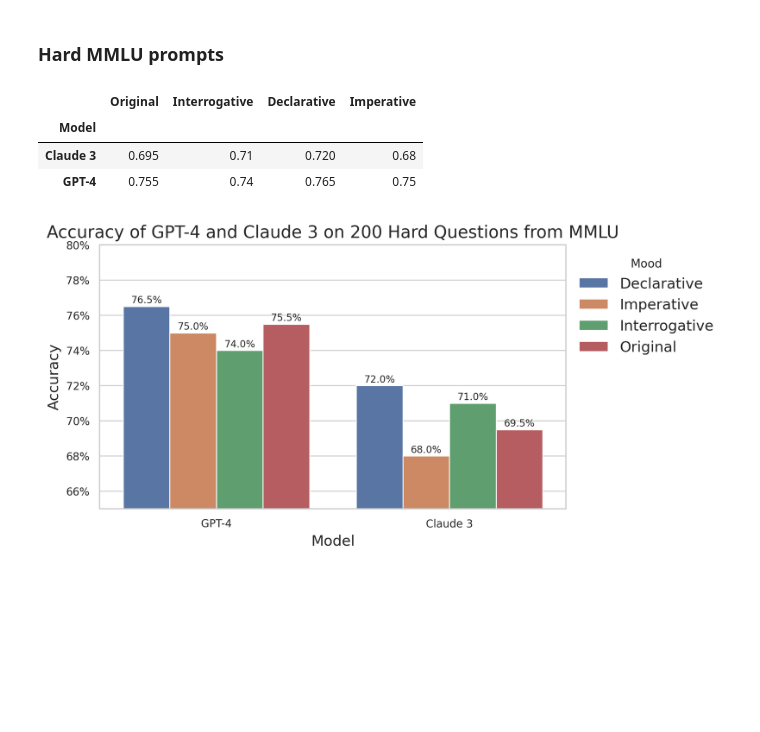
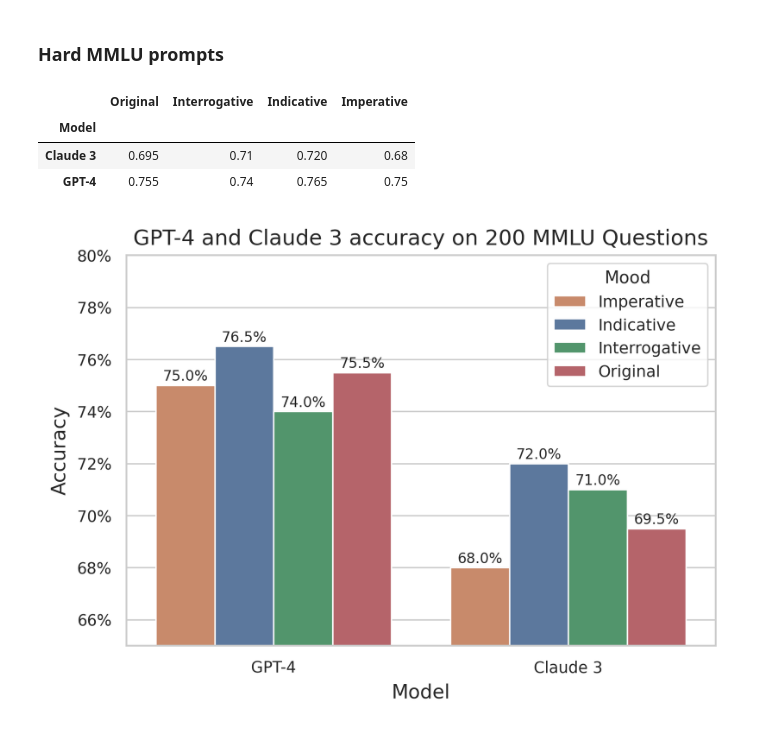
Before and after one commit to Nicole-Nobili/phrasing-and-harmfulness, a Jupyter notebook: mmlu/mmlu_analysis.ipynb, the cells around one changed output. Drawn from its saved outputs; the diff is of its cells as text; code cells hidden in the pictures; blank space fills up the shorter version.

Commit message:
Adding mmlu and gsm8k

```diff
--- a/mmlu/mmlu_analysis.ipynb
+++ b/mmlu/mmlu_analysis.ipynb
@@ -11,76 +11,77 @@ gpt4_hard['Answer'] = gpt4_hard['Answer'].map(lambda x: mapping[x])
 # %%
 claude3_hard['Original Answer'] = claude3_hard['Original Answer'].apply(lambda x: x.replace('(', '').replace(')', ''))
 claude3_hard['Interrogative Answer'] = claude3_hard['Interrogative Answer'].apply(lambda x: x.replace('(', '').replace(')', ''))
-claude3_hard['Declarative Answer'] = claude3_hard['Declarative Answer'].apply(lambda x: x.replace('(', '').replace(')', ''))
+claude3_hard['Indicative Answer'] = claude3_hard['Indicative Answer'].apply(lambda x: x.replace('(', '').replace(')', ''))
 claude3_hard['Imperative Answer'] = claude3_hard['Imperative Answer'].apply(lambda x: x.replace('(', '').replace(')', ''))
 
 gpt4_hard['Original Answer'] = gpt4_hard['Original Answer'].apply(lambda x: x.replace('(', '').replace(')', ''))
 gpt4_hard['Interrogative Answer'] = gpt4_hard['Interrogative Answer'].apply(lambda x: x.replace('(', '').replace(')', ''))
-gpt4_hard['Declarative Answer'] = gpt4_hard['Declarative Answer'].apply(lambda x: x.replace('(', '').replace(')', ''))
+gpt4_hard['Indicative Answer'] = gpt4_hard['Indicative Answer'].apply(lambda x: x.replace('(', '').replace(')', ''))
 gpt4_hard['Imperative Answer'] = gpt4_hard['Imperative Answer'].apply(lambda x: x.replace('(', '').replace(')', ''))
 # %%
 claude3_hard['Original Correct'] = claude3_hard['Original Answer'] == claude3_hard['Answer']
 claude3_hard['Interrogative Correct'] = claude3_hard['Interrogative Answer'] == claude3_hard['Answer']
-claude3_hard['Declarative Correct'] = claude3_hard['Declarative Answer'] == claude3_hard['Answer']
+claude3_hard['Indicative Correct'] = claude3_hard['Indicative Answer'] == claude3_hard['Answer']
 claude3_hard['Imperative Correct'] = claude3_hard['Imperative Answer'] == claude3_hard['Answer']
 
 gpt4_hard['Original Correct'] = gpt4_hard['Original Answer'] == gpt4_hard['Answer']
 gpt4_hard['Interrogative Correct'] = gpt4_hard['Interrogative Answer'] == gpt4_hard['Answer']
-gpt4_hard['Declarative Correct'] = gpt4_hard['Declarative Answer'] == gpt4_hard['Answer']
+gpt4_hard['Indicative Correct'] = gpt4_hard['Indicative Answer'] == gpt4_hard['Answer']
 gpt4_hard['Imperative Correct'] = gpt4_hard['Imperative Answer'] == gpt4_hard['Answer']
 # %%
 claude3_hard['Model'] = 'Claude 3'
 gpt4_hard['Model'] = 'GPT-4'
 # %%
 df = pd.concat([
-    gpt4_hard[['Model', 'Original Correct', 'Interrogative Correct', 'Declarative Correct', 'Imperative Correct']],
-    claude3_hard[['Model', 'Original Correct', 'Interrogative Correct', 'Declarative Correct', 'Imperative Correct']]
+    gpt4_hard[['Model', 'Original Correct', 'Interrogative Correct', 'Indicative Correct', 'Imperative Correct']],
+    claude3_hard[['Model', 'Original Correct', 'Interrogative Correct', 'Indicative Correct', 'Imperative Correct']]
 ])
 
 df.rename(columns={
     'Original Correct': 'Original',
     'Interrogative Correct': 'Interrogative',
-    'Declarative Correct': 'Declarative',
+    'Indicative Correct': 'Indicative',
     'Imperative Correct': 'Imperative'
 }, inplace=True)
 # %%
 df.groupby(['Model']).mean()
 # %% [output]
-|  | Original | Interrogative | Declarative | Imperative |
+|  | Original | Interrogative | Indicative | Imperative |
 | Model |  |  |  |  |
 | Claude 3 | 0.695 | 0.71 | 0.720 | 0.68 |
 | GPT-4 | 0.755 | 0.74 | 0.765 | 0.75 |
 # %%
 import matplotlib.ticker as ticker
 import matplotlib.pyplot as plt
 import seaborn as sns
 
 sns.set_theme(context='paper', style='whitegrid')
-plt.figure(figsize=(8, 4), dpi=300)
+plt.figure(figsize=(5.5, 4), dpi=300)
 
 # Plotting
-ax = df.melt(id_vars='Model').groupby(['Model', 'variable']).mean().sort_values('Model', ascending=False).reset_index().pipe((sns.barplot, 'data'), x='Model', y='value', hue='variable')
+palette = sns.color_palette(['#d8855b', '#5176a8', '#47a069', '#c2575e'])
+ax = df.melt(id_vars='Model').groupby(['Model', 'variable']).mean().sort_values('Model', ascending=False).reset_index().pipe((sns.barplot, 'data'), x='Model', y='value', hue='variable', palette=palette)
 
 plt.ylim(0.65, 0.8)
-plt.ylabel('Accuracy', fontsize=12)
-plt.xlabel('Model', fontsize=12)
-plt.title('Accuracy of GPT-4 and Claude 3 on 200 Hard Questions from MMLU', fontsize=14)
+plt.ylabel('Accuracy', fontsize=11)
+plt.xlabel('Model', fontsize=11)
+plt.title('GPT-4 and Claude 3 accuracy on 200 MMLU Questions', fontsize=12)
 
 # Adjust the legend to display outside the plot area
-plt.legend(title='Mood', loc='upper left', bbox_to_anchor=(1, 1), frameon=False, fontsize=10)
+plt.legend(title='Mood', loc='upper right', fontsize=9) #bbox_to_anchor=(1, 1), frameon=False
 
 # Add annotations
 for p in ax.patches:
     ax.annotate(f"{p.get_height()*100:.1f}%",
                 (p.get_x() + p.get_width() / 2., p.get_height()),
                 ha='center', va='center', fontsize=8,
                 xytext=(0, 5), textcoords='offset points')
 
 # Format y-axis ticks as percentages
 ax.yaxis.set_major_formatter(ticker.PercentFormatter(xmax=1, decimals=0))
 #plt.xticks(rotation=45)  # Rotate x-axis labels if necessary
 
 plt.tight_layout()
 plt.show()
 # %% [output]
-[figure, old version]
+[figure, new version]
```
Also changed, not shown: 21 other files.
